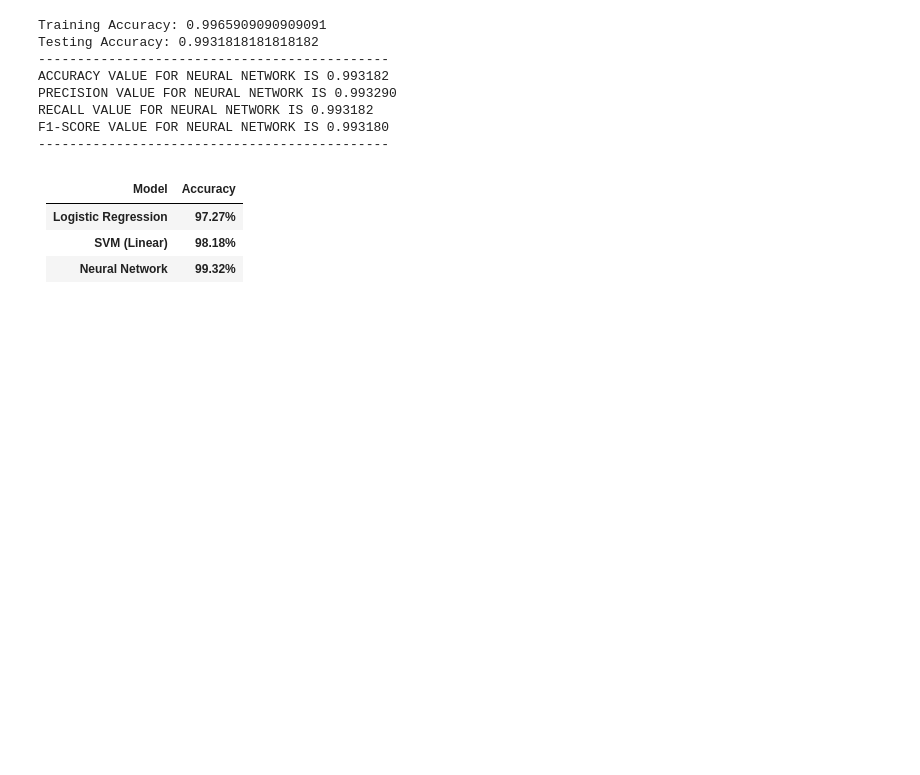
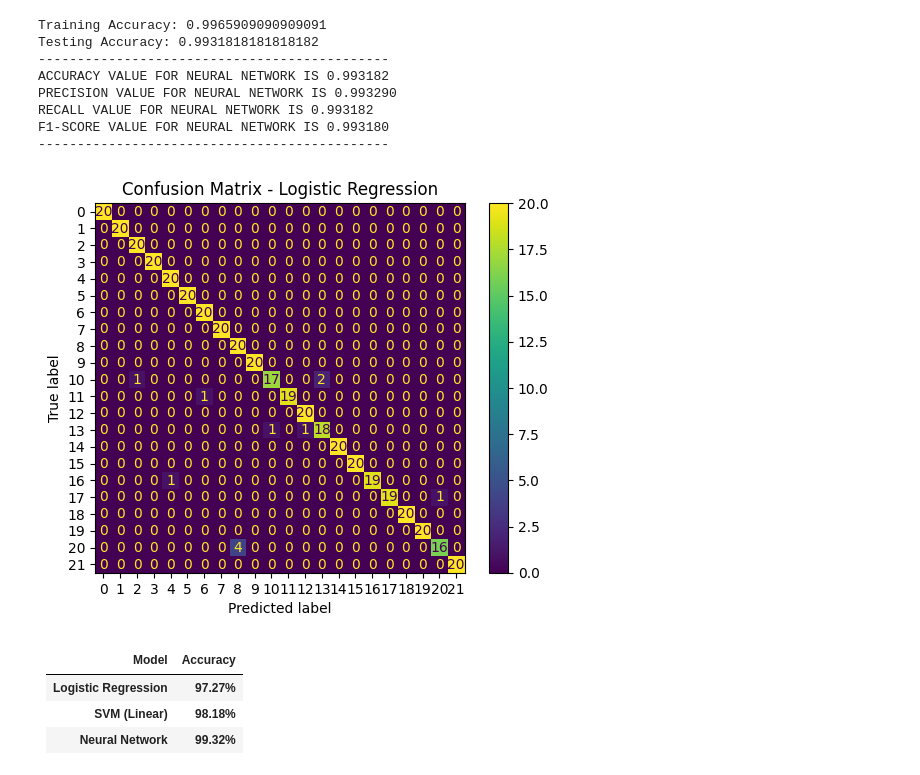
Before and after one commit to Jaishritha/Crop_prediction, a Jupyter notebook: Crop_prediction.ipynb, the cells around one changed output. Cells and saved outputs as stored; diff of their text form; code cells hidden in the pictures; blank space fills up the shorter version.

Commit message:
Add Logistic Regression confusion matrix

```diff
--- a/Crop_prediction.ipynb
+++ b/Crop_prediction.ipynb
@@ -242,9 +242,9 @@ def train_lr(path):
         result2.write(f"RECALL,{rec}\n")
         result2.write(f"F1-SCORE,{f1}\n")
 
-    return acc, prec, rec, f1
+    return acc, prec, rec, f1,y_test,y_pred
 # %%
-acc, prec, rec, f1 = train_lr("Crop_recommendation.csv")
+acc, prec, rec, f1,y_test,y_pred = train_lr("Crop_recommendation.csv")
 # %% [output]
 ---------------------------------------------------------
 ACCURACY VALUE FOR Logistic Regression IS 0.972727
@@ -344,3 +348,13 @@ F1-SCORE VALUE FOR NEURAL NETWORK IS 0.993180
+# %%
+cm = confusion_matrix(y_test, y_pred)
+
+disp = ConfusionMatrixDisplay(confusion_matrix=cm)
+disp.plot()
+
+plt.title("Confusion Matrix - Logistic Regression")
+plt.show()
+# %% [output]
+[figure, added]
 # %% [markdown]
 | Model                   |   Accuracy |
 | ----------------------- | ---------: |
```
Also changed, not shown: parts of 2 cells of this notebook.
